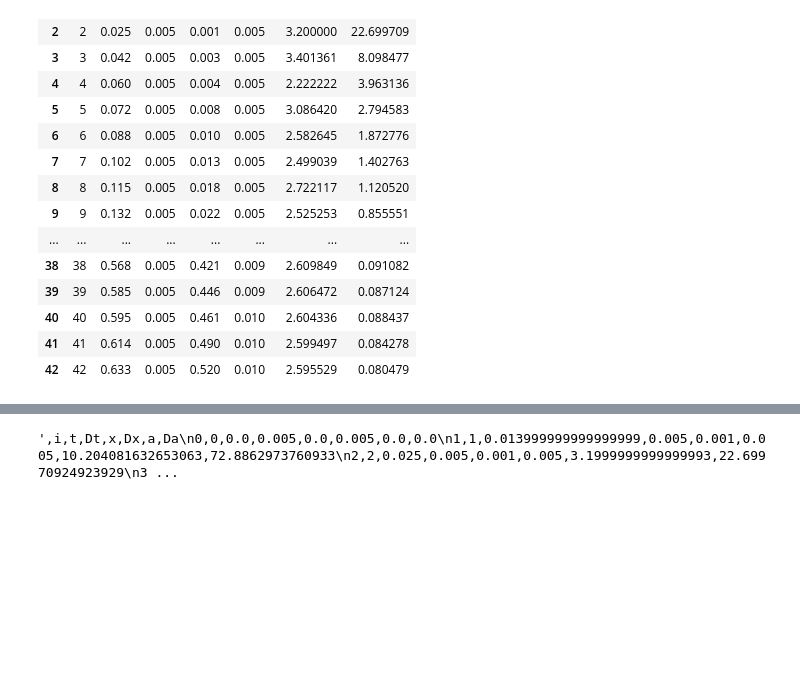
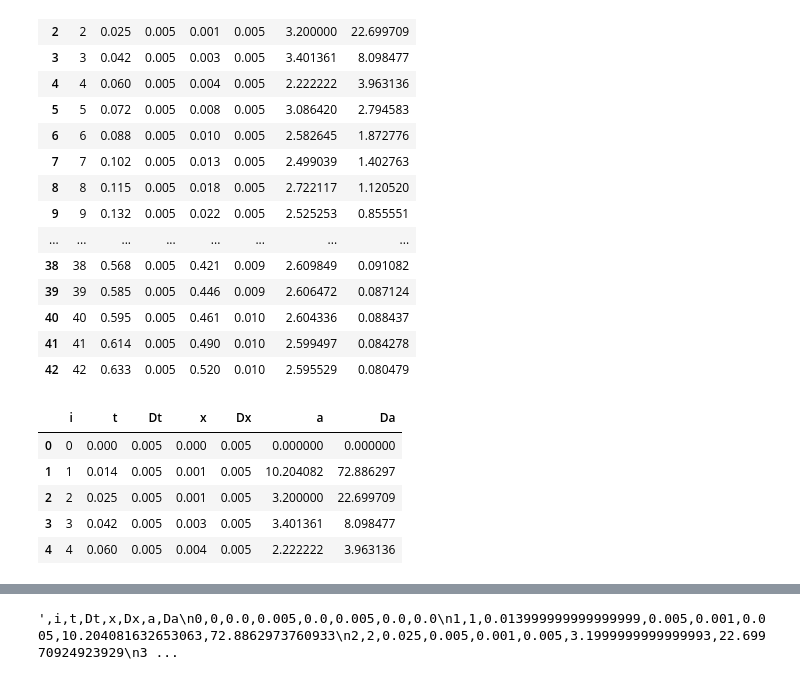
Before and after one commit to lorenaguiar/Computacao_no_Ensino_de_Fisica_UFES_Alegre, a Jupyter notebook: Aulas/Aula_20210303/Aula_CEF_extras_20210303.ipynb, the cells around one changed output, grey strips where cells are left out. Cells and saved outputs as stored; diff of their text form; code cells hidden in the pictures; blank space fills up the shorter version.

```diff
--- a/Aulas/Aula_20210303/Aula_CEF_extras_20210303.ipynb
+++ b/Aulas/Aula_20210303/Aula_CEF_extras_20210303.ipynb
@@ -1076,3 +1076,12 @@ medidas42
 | 40 | 40 | 0.595 | 0.005 | 0.461 | 0.010 | 2.604336 | 0.088437 |
 | 41 | 41 | 0.614 | 0.005 | 0.490 | 0.010 | 2.599497 | 0.084278 |
 | 42 | 42 | 0.633 | 0.005 | 0.520 | 0.010 | 2.595529 | 0.080479 |
+# %%
+medidas42.head()
+# %% [output]
+|  | i | t | Dt | x | Dx | a | Da |
+| 0 | 0 | 0.000 | 0.005 | 0.000 | 0.005 | 0.000000 | 0.000000 |
+| 1 | 1 | 0.014 | 0.005 | 0.001 | 0.005 | 10.204082 | 72.886297 |
+| 2 | 2 | 0.025 | 0.005 | 0.001 | 0.005 | 3.200000 | 22.699709 |
+| 3 | 3 | 0.042 | 0.005 | 0.003 | 0.005 | 3.401361 | 8.098477 |
+| 4 | 4 | 0.060 | 0.005 | 0.004 | 0.005 | 2.222222 | 3.963136 |
```
Also changed, not shown: parts of 13 cells of this notebook, 3 other files.
